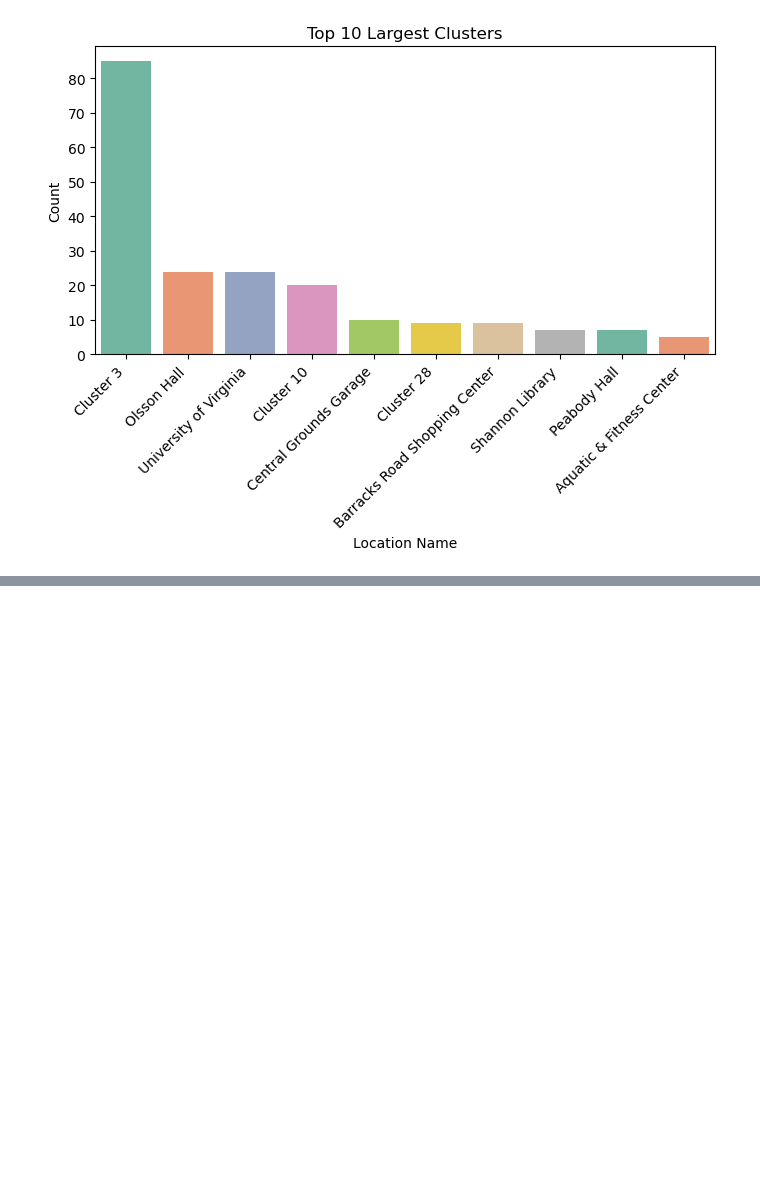
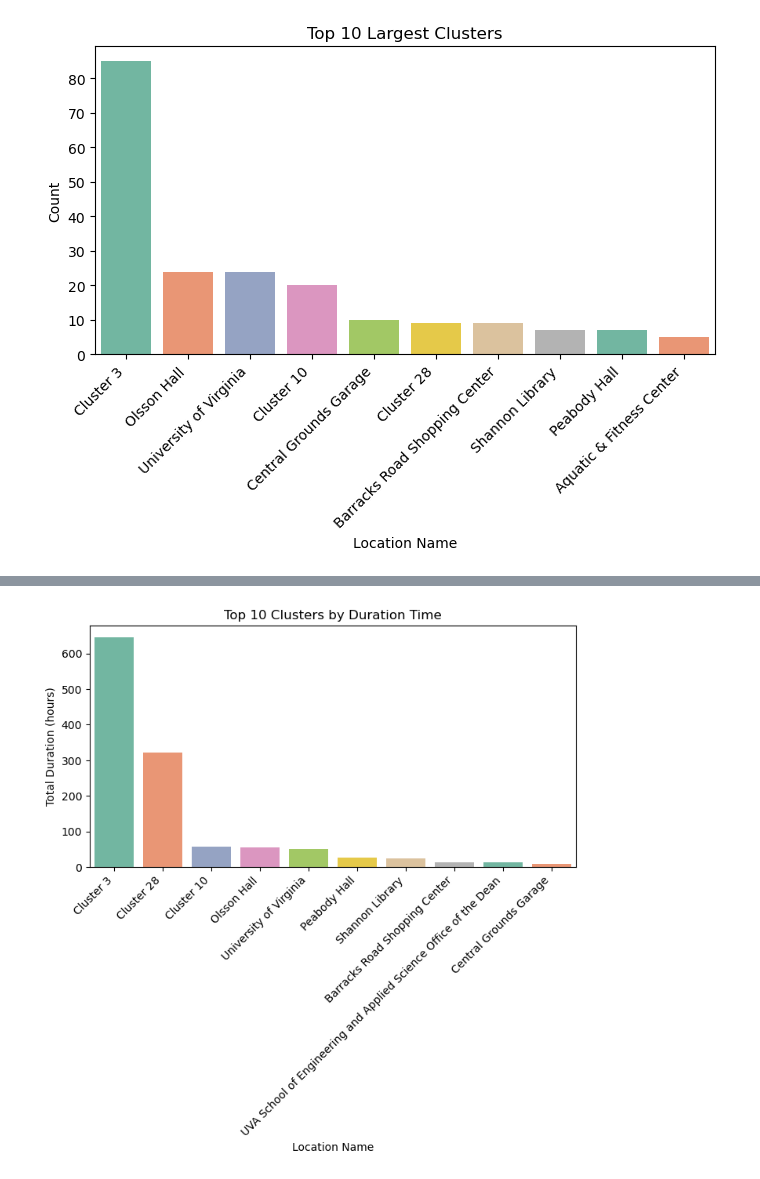
Before and after one commit to elaine-zhang12/google-timeline-data, a Jupyter notebook: janice_visualizations.ipynb, the cells around one changed output, grey strips where cells are left out. Cells and saved outputs as stored; diff of their text form; code cells hidden in the pictures; blank space fills up the shorter version.

```diff
--- a/janice_visualizations.ipynb
+++ b/janice_visualizations.ipynb
@@ -99,0 +142,23 @@ plt.show()
+# %%
+cluster_means = pd.read_csv(folder + "/cluster_means.csv")
+cluster_means["duration_time"] = pd.to_timedelta(cluster_means["duration_time"])
+top_10_clusters = cluster_means.nlargest(10, "duration_time")
+places = pd.read_csv(folder + '/places_info.csv')
+
+cluster_names = places.set_index("cluster_id")["place_name"].to_dict()
+labels = [cluster_names.get(cluster_id, f"Cluster {int(cluster_id)}") for cluster_id in top_10_clusters["cluster"]]
+
+# Bar chart
+plt.figure(figsize=(8, 4))
+sns.barplot(x=labels, y=top_10_clusters["duration_time"].dt.total_seconds() / 3600, palette="Set2")
+plt.xlabel("Location Name")
+plt.ylabel("Total Duration (hours)")
+plt.title("Top 10 Clusters by Duration Time")
+plt.xticks(rotation=45, ha="right")
+plt.show()
+
+# Cluster 3 is my room at uva
+# Cluster 10 is my friend's house at uva
+# Cluster 28 is my house in nova
+# %% [output]
+[figure, added]
```
Also changed, not shown: parts of 5 cells of this notebook, 4 other files.
